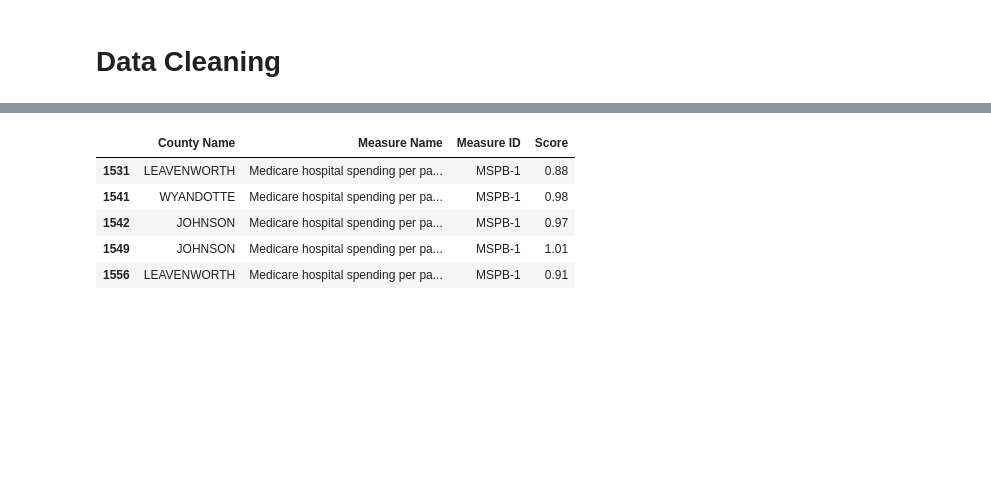
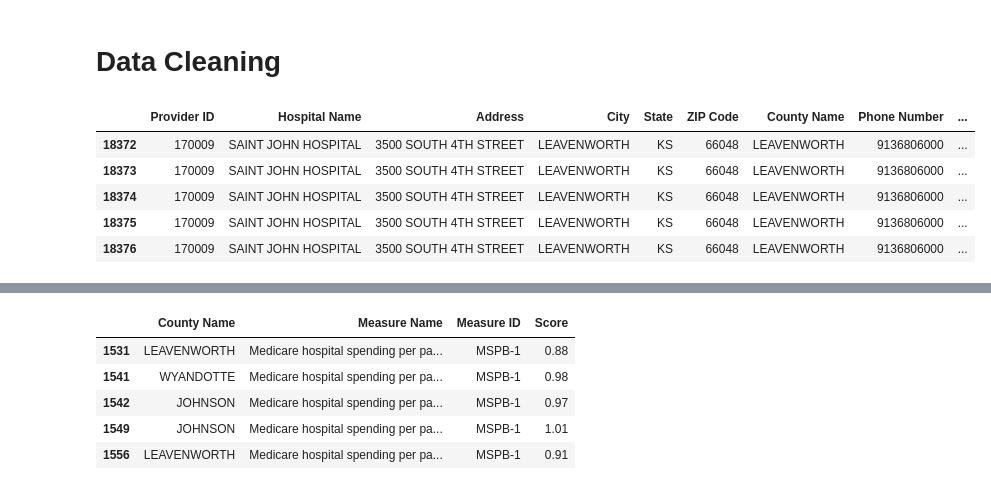
Before and after one commit to TedMur/SnakeBait, a Jupyter notebook: Data/Jazz Hands.ipynb, the cells around one changed output, grey strips where cells are left out. Cells and saved outputs as stored; diff of their text form; code cells hidden in the pictures; blank space fills up the shorter version.

```diff
--- a/Data/Jazz Hands.ipynb
+++ b/Data/Jazz Hands.ipynb
@@ -41,3 +41,16 @@ u_visits_county = u_visits_ks_mo[(u_visits['County Name']=='JACKSON')|
                           (u_visits['County Name']=='CLAY')|
                           (u_visits['County Name']=='LEAVENWORTH')|
                           (u_visits['County Name']=='WYANDOTTE')]
+# %%
+u_visits_county = u_visits_county[['Provider ID', 'Hospital Name', 'Address', 'City', 'State', 'ZIP Code',
+                   'County Name', 'Measure Name', 'Measure ID',
+                   'Compared to National', 'Score', 'Lower Estimate',
+                   'Higher Estimate']]
+u_visits_county.head()
+# %% [output]
+|  | Provider ID | Hospital Name | Address | City | State | ZIP Code | County Name | Phone Number | ... |
+| 18372 | 170009 | SAINT JOHN HOSPITAL | 3500 SOUTH 4TH STREET | LEAVENWORTH | KS | 66048 | LEAVENWORTH | 9136806000 | ... |
+| 18373 | 170009 | SAINT JOHN HOSPITAL | 3500 SOUTH 4TH STREET | LEAVENWORTH | KS | 66048 | LEAVENWORTH | 9136806000 | ... |
+| 18374 | 170009 | SAINT JOHN HOSPITAL | 3500 SOUTH 4TH STREET | LEAVENWORTH | KS | 66048 | LEAVENWORTH | 9136806000 | ... |
+| 18375 | 170009 | SAINT JOHN HOSPITAL | 3500 SOUTH 4TH STREET | LEAVENWORTH | KS | 66048 | LEAVENWORTH | 9136806000 | ... |
+| 18376 | 170009 | SAINT JOHN HOSPITAL | 3500 SOUTH 4TH STREET | LEAVENWORTH | KS | 66048 | LEAVENWORTH | 9136806000 | ... |
```
Also changed, not shown: parts of 1 cell of this notebook.
